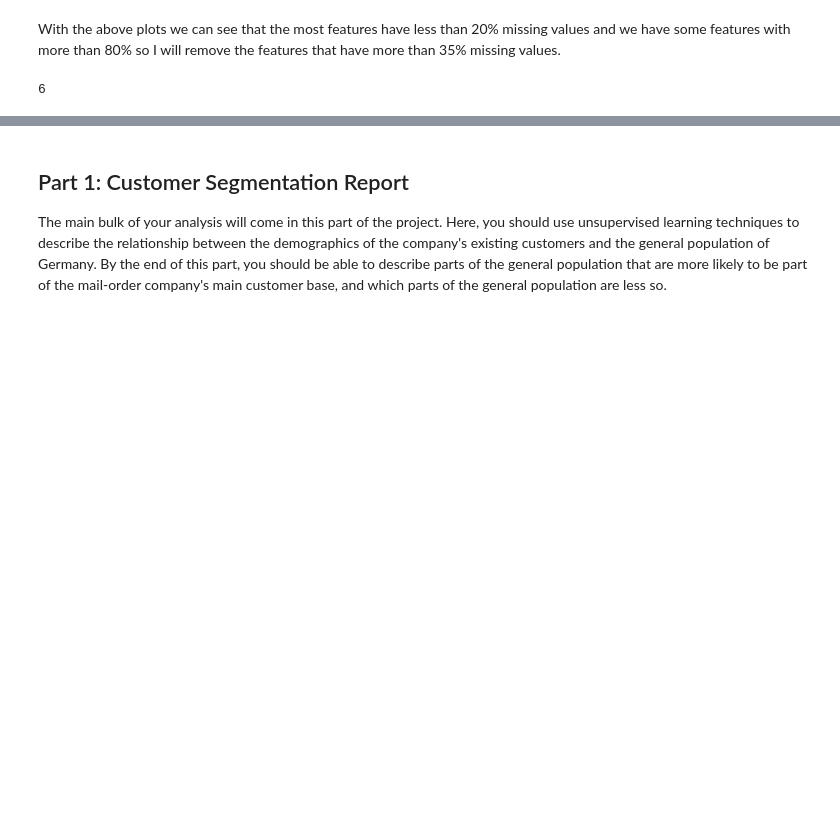
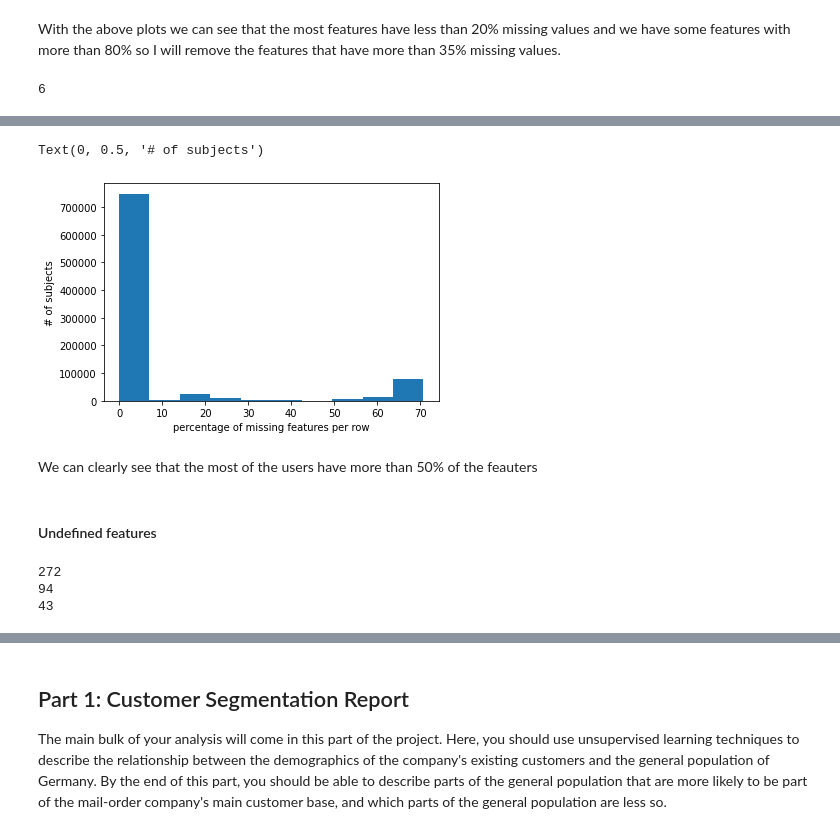
Before and after one commit to Evaggelou/Arvato-Project-, a Jupyter notebook: Arvato_Project_Workbook.ipynb, the cells around one changed output, grey strips where cells are left out. Drawn from its saved outputs; the diff is of its cells as text; code cells hidden in the pictures; blank space fills up the shorter version.

```diff
--- a/Arvato_Project_Workbook.ipynb
+++ b/Arvato_Project_Workbook.ipynb
@@ -127,0 +108,11 @@ feat_info
+# %%
+plt.hist(missing_rows)
+plt.xlabel("percentage of missing features per row")
+plt.ylabel("# of subjects")
+# %% [output]
+Text(0, 0.5, '# of subjects')
+[figure, added]
+# %% [markdown]
+We can clearly see that the most of the users have more than 50% of the feauters
+# %% [markdown]
+#### Undefined features
@@ -127,0 +140,11 @@ feat_info
+# %%
+# Check for common columns
+atributes_list = attributes.Attribute.unique().tolist()
+azdias_list = azdias.columns.unique().tolist()
+print(len(np.intersect1d(azdias_list,atributes_list)))
+print(len(np.setdiff1d(azdias_list,atributes_list)))
+print(len(np.setdiff1d(atributes_list,azdias_list)))
+# %% [output]
+272
+94
+43
```
Also changed, not shown: parts of 33 cells of this notebook.
